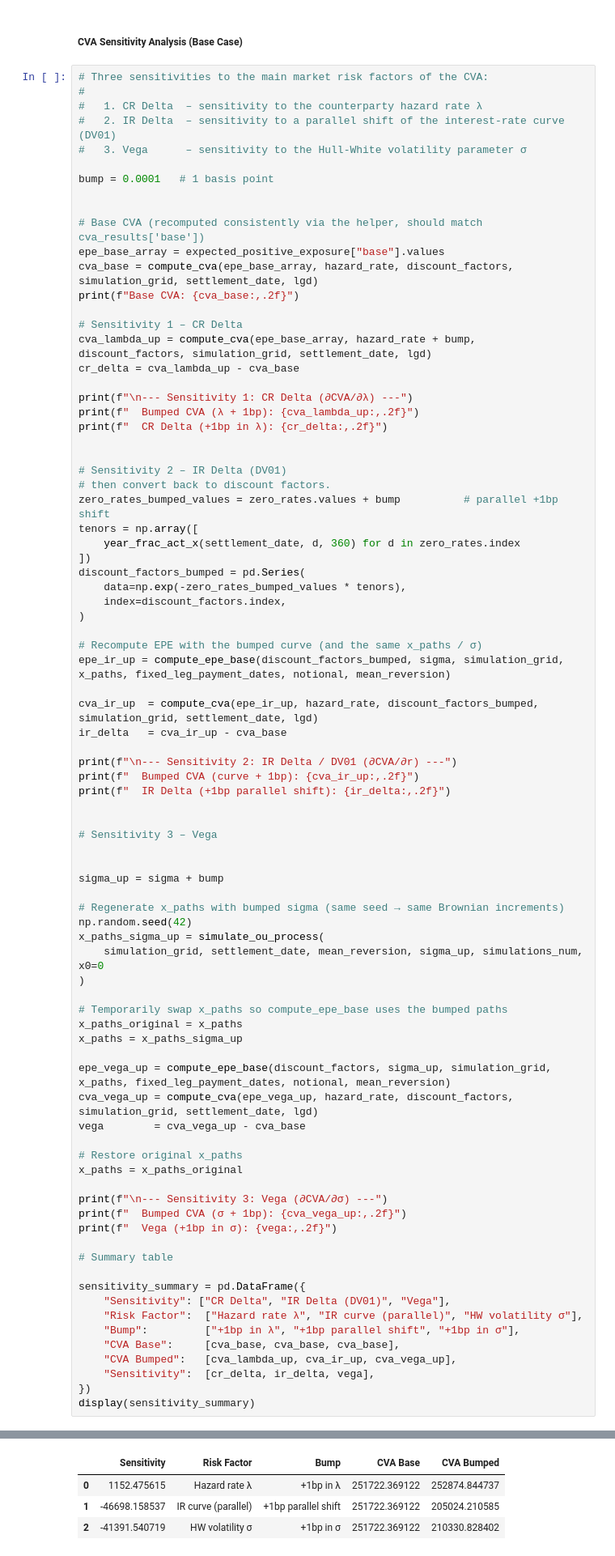
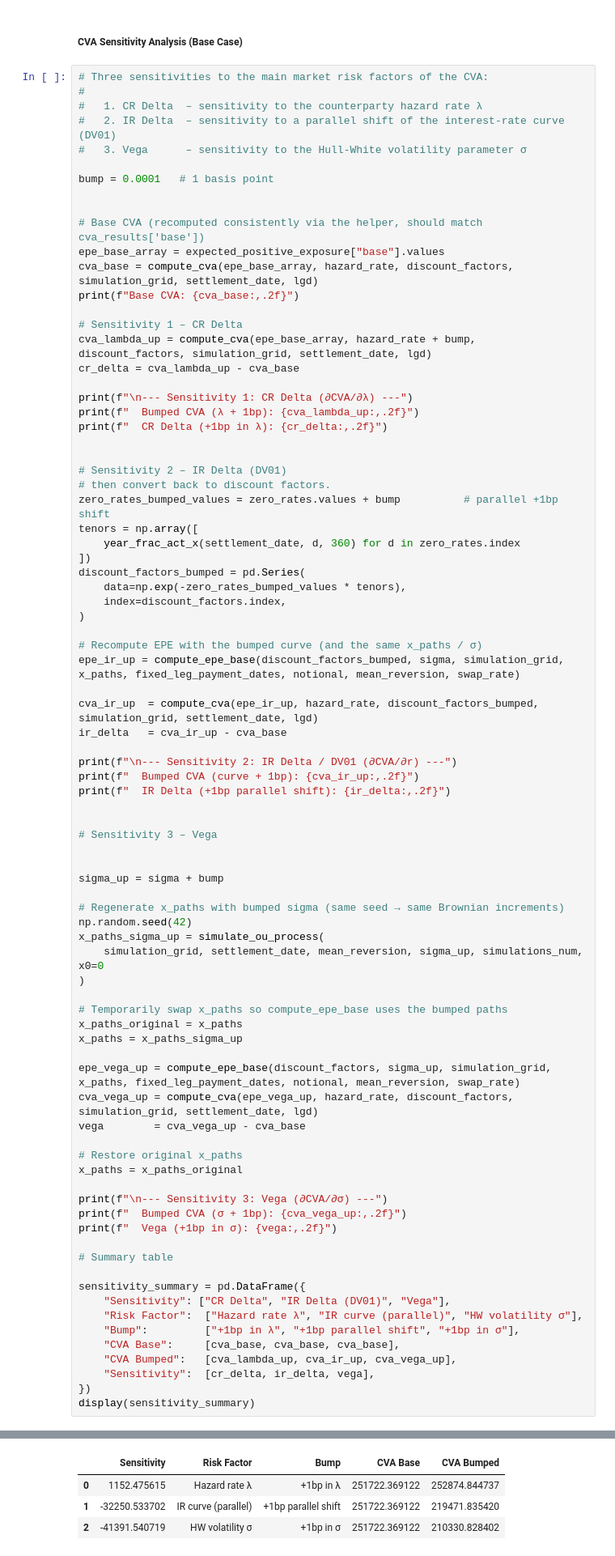
Before and after one commit to GabrielDelhay/FinEng_group6_2, a Jupyter notebook: assignment5_RM/ex5_notebook.ipynb, the cells around one changed output, grey strips where cells are left out. Shown at 81% size. Drawn from its saved outputs; the diff is of its cells as text.

```diff
--- a/assignment5_RM/ex5_notebook.ipynb
+++ b/assignment5_RM/ex5_notebook.ipynb
@@ -540,7 +540,7 @@ discount_factors_bumped = pd.Series(
 )
 
 # Recompute EPE with the bumped curve (and the same x_paths / σ)
-epe_ir_up = compute_epe_base(discount_factors_bumped, sigma, simulation_grid, x_paths, fixed_leg_payment_dates, notional, mean_reversion)
+epe_ir_up = compute_epe_base(discount_factors_bumped, sigma, simulation_grid, x_paths, fixed_leg_payment_dates, notional, mean_reversion, swap_rate)
 
 cva_ir_up  = compute_cva(epe_ir_up, hazard_rate, discount_factors_bumped, simulation_grid, settlement_date, lgd)
 ir_delta   = cva_ir_up - cva_base
@@ -565,7 +565,7 @@ x_paths_sigma_up = simulate_ou_process(
 x_paths_original = x_paths
 x_paths = x_paths_sigma_up
 
-epe_vega_up = compute_epe_base(discount_factors, sigma_up, simulation_grid, x_paths, fixed_leg_payment_dates, notional, mean_reversion)
+epe_vega_up = compute_epe_base(discount_factors, sigma_up, simulation_grid, x_paths, fixed_leg_payment_dates, notional, mean_reversion, swap_rate)
 cva_vega_up = compute_cva(epe_vega_up, hazard_rate, discount_factors, simulation_grid, settlement_date, lgd)
 vega        = cva_vega_up - cva_base
 
@@ -600,8 +600,8 @@ Base CVA: 251,722.37
 
 --- Sensitivity 3: Vega (∂CVA/∂σ) ---
   Bumped CVA (σ + 1bp): 210,330.83
   Vega (+1bp in σ): -41,391.54
 |  | Sensitivity | Risk Factor | Bump | CVA Base | CVA Bumped |
 | 0 | 1152.475615 | Hazard rate λ | +1bp in λ | 251722.369122 | 252874.844737 |
-| 1 | -46698.158537 | IR curve (parallel) | +1bp parallel shift | 251722.369122 | 205024.210585 |
+| 1 | -32250.533702 | IR curve (parallel) | +1bp parallel shift | 251722.369122 | 219471.835420 |
 | 2 | -41391.540719 | HW volatility σ | +1bp in σ | 251722.369122 | 210330.828402 |
```
Also changed, not shown: parts of 2 cells of this notebook, 1 other file.
